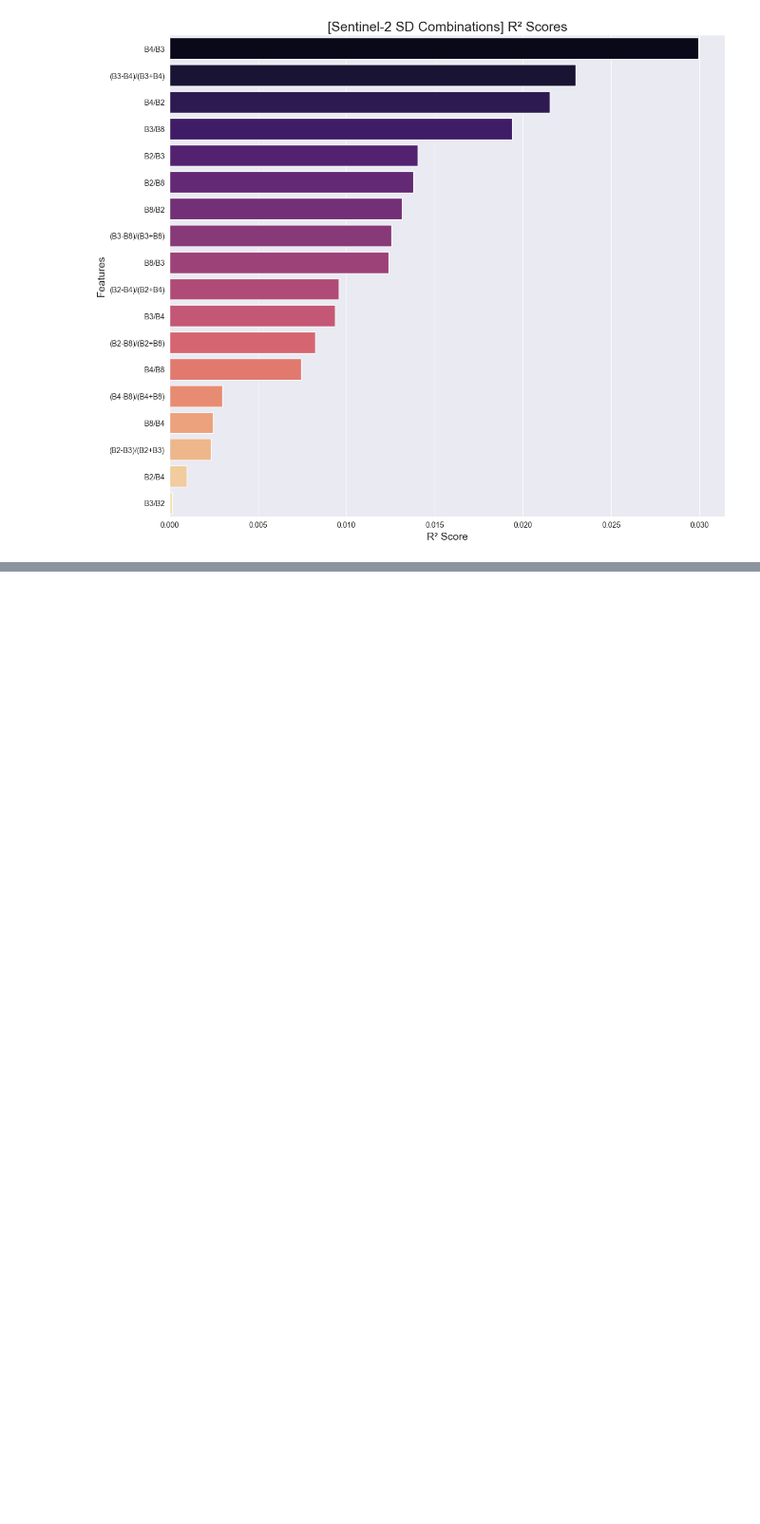
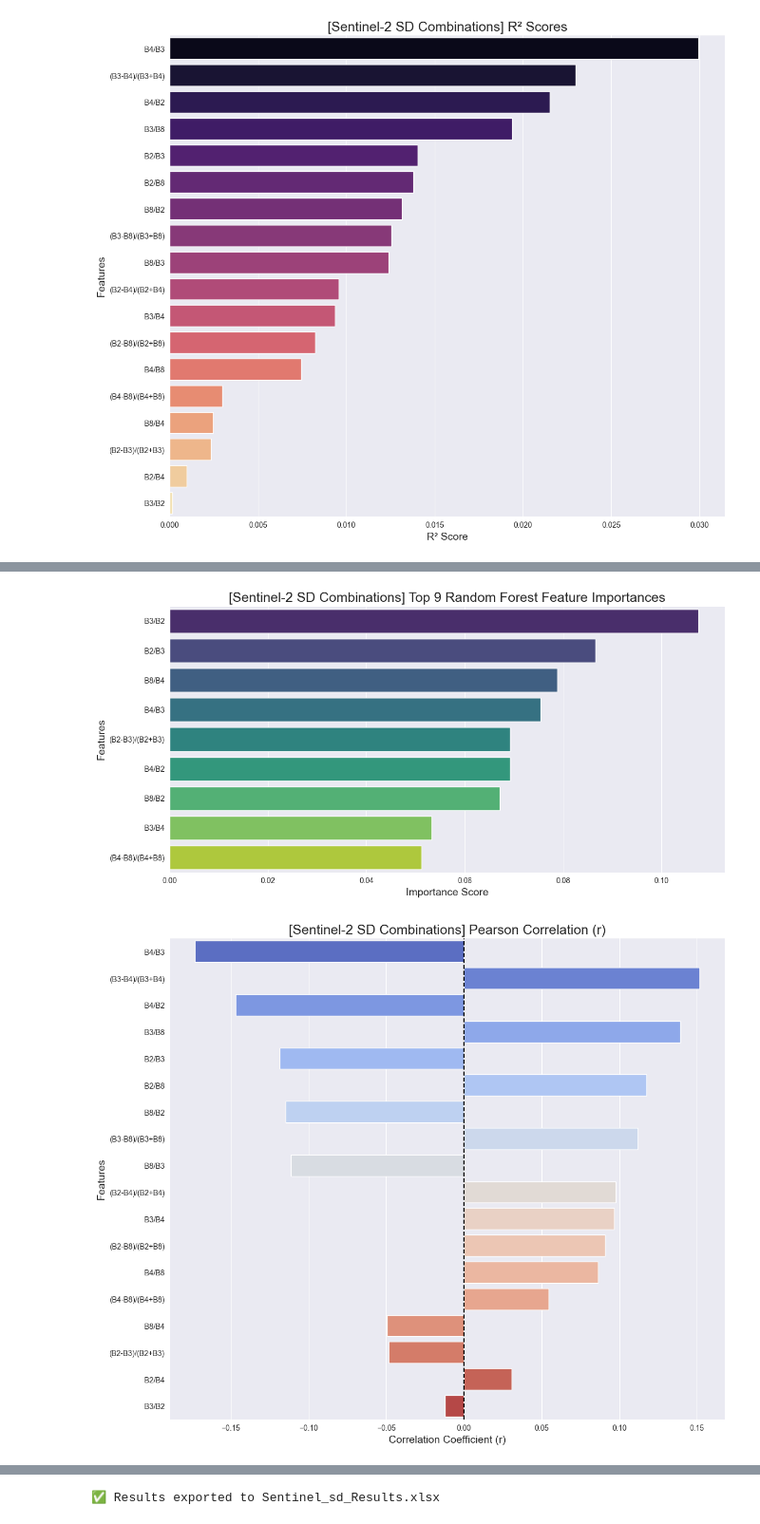
Before and after one commit to anup-adhikari10/chlorophyll_data_evaluation, a Jupyter notebook: S2_updated_task.ipynb, the cells around one changed output, grey strips where cells are left out. Shown at 95% size. Drawn from its saved outputs; the diff is of its cells as text; code cells hidden in the pictures; blank space fills up the shorter version.

Commit message:
top 9 feature importance

```diff
--- a/S2_updated_task.ipynb
+++ b/S2_updated_task.ipynb
@@ -294,3 +294,75 @@ results_df.to_excel("Sentinel_sd_Results.xlsx", index=False)
 [figure]
 [figure]
 [figure]
+# %%
+import pandas as pd
+import numpy as np
+import matplotlib.pyplot as plt
+import seaborn as sns
+from sklearn.ensemble import RandomForestRegressor
+
+
+file_path = "Sentinel2_2024_Combinations(SD_Combinations).csv"
+df = pd.read_csv(file_path, encoding='cp1252')
+
+
+target_col = 'Target Variable(Chlorophyll-a)'
+feature_cols = [col for col in df.columns if '/' in col and 'Unnamed' not in col]
+
+data = df[[target_col] + feature_cols].dropna()
+X = data[feature_cols]
+y = data[target_col]
+
+
+rf = RandomForestRegressor(n_estimators=100, random_state=42, n_jobs=-1)
+rf.fit(X, y)
+importances = rf.feature_importances_
+
+correlations = X.apply(lambda col: col.corr(y))
+r2_scores = correlations ** 2
+
+results_df = pd.DataFrame({
+    'Feature': feature_cols,
+    'RF_Importance': importances,
+    'Correlation (r)': correlations,
+    'R2_Score': r2_scores
+}).sort_values(by='R2_Score', ascending=False)
+
+
+print(results_df.to_string(index=False))
+print("\n")
+
+
+plt.figure(figsize=(12, 6))
+rf_sorted = results_df.sort_values(by='RF_Importance', ascending=False).head(9) # Added .head(9) here
+sns.barplot(x='RF_Importance', y='Feature', data=rf_sorted, palette='viridis', hue='Feature', legend=False)
+plt.title('[Sentinel-2 SD Combinations] Top 9 Random Forest Feature Importances', fontsize=18)
+plt.xlabel('Importance Score', fontsize=14)
+plt.ylabel('Features', fontsize=14)
+plt.tight_layout()
+plt.show()
+
+
+plt.figure(figsize=(12, 10))
+corr_sorted = results_df.sort_values(by='Correlation (r)', key=abs, ascending=False)
+sns.barplot(x='Correlation (r)', y='Feature', data=corr_sorted, palette='coolwarm', hue='Feature', legend=False)
+plt.title('[Sentinel-2 SD Combinations] Pearson Correlation (r)', fontsize=18)
+plt.xlabel('Correlation Coefficient (r)', fontsize=14)
+plt.ylabel('Features', fontsize=14)
+plt.axvline(x=0, color='black', linestyle='--')
+plt.tight_layout()
+plt.show()
+
+
+plt.figure(figsize=(12, 10))
+r2_sorted = results_df.sort_values(by='R2_Score', ascending=False)
+sns.barplot(x='R2_Score', y='Feature', data=r2_sorted, palette='magma', hue='Feature', legend=False)
+plt.title('[Sentinel-2 SD Combinations] R² Scores', fontsize=18)
+plt.xlabel('R² Score', fontsize=14)
+plt.ylabel('Features', fontsize=14)
+plt.tight_layout()
+plt.show()
+
+results_df.to_excel("Sentinel_sd_Results.xlsx", index=False)
+print(" Results exported to Sentinel_sd_Results.xlsx")
+# %% [output]
@@ -296,0 +386,2 @@ results_df.to_excel("Sentinel_sd_Results.xlsx", index=False)
+[figure, added]
+[figure, added]
@@ -296,0 +389 @@ results_df.to_excel("Sentinel_sd_Results.xlsx", index=False)
+✅ Results exported to Sentinel_sd_Results.xlsx
```
Also changed, not shown: parts of 1 cell of this notebook, 4 other files.
